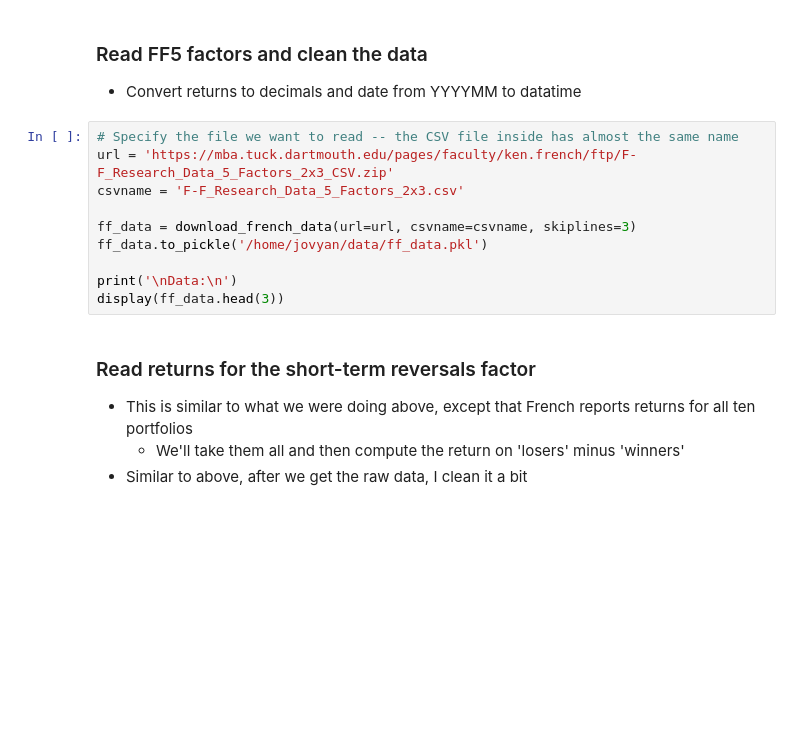
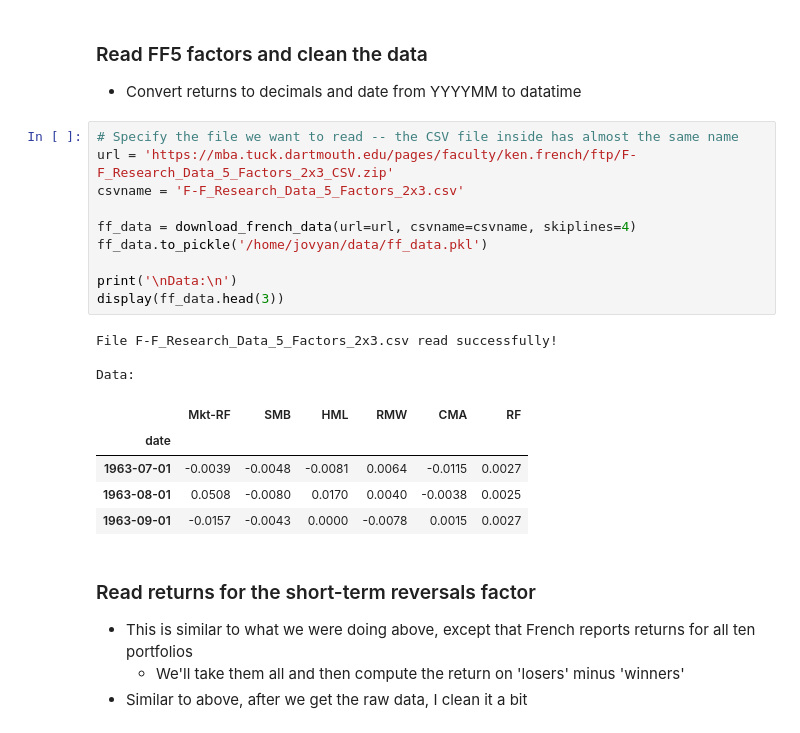
Before and after one commit to jlinnain/tuck_qip, a Jupyter notebook: Lectures/Topic3_CRSP_and_Reversals.ipynb, the cells around one changed output. Drawn from its saved outputs; the diff is of its cells as text; blank space fills up the shorter version.

Commit message:
Fixed Ken French data ingestion errors

```diff
--- a/Lectures/Topic3_CRSP_and_Reversals.ipynb
+++ b/Lectures/Topic3_CRSP_and_Reversals.ipynb
@@ -428,13 +599,22 @@ def download_french_data(url=None, csvname=None, skiplines=None):
 # %%
 # Specify the file we want to read -- the CSV file inside has almost the same name
 url = 'https://mba.tuck.dartmouth.edu/pages/faculty/ken.french/ftp/F-F_Research_Data_5_Factors_2x3_CSV.zip'
 csvname = 'F-F_Research_Data_5_Factors_2x3.csv'
 
-ff_data = download_french_data(url=url, csvname=csvname, skiplines=3)
+ff_data = download_french_data(url=url, csvname=csvname, skiplines=4)
 ff_data.to_pickle('/home/jovyan/data/ff_data.pkl')
 
 print('\nData:\n')
 display(ff_data.head(3))
+# %% [output]
+File F-F_Research_Data_5_Factors_2x3.csv read successfully!
+
+Data:
+|  | Mkt-RF | SMB | HML | RMW | CMA | RF |
+| date |  |  |  |  |  |  |
+| 1963-07-01 | -0.0039 | -0.0048 | -0.0081 | 0.0064 | -0.0115 | 0.0027 |
+| 1963-08-01 | 0.0508 | -0.0080 | 0.0170 | 0.0040 | -0.0038 | 0.0025 |
+| 1963-09-01 | -0.0157 | -0.0043 | 0.0000 | -0.0078 | 0.0015 | 0.0027 |
 # %% [markdown]
 ### Read returns for the short-term reversals factor
 
```
Also changed, not shown: parts of 29 cells of this notebook.
